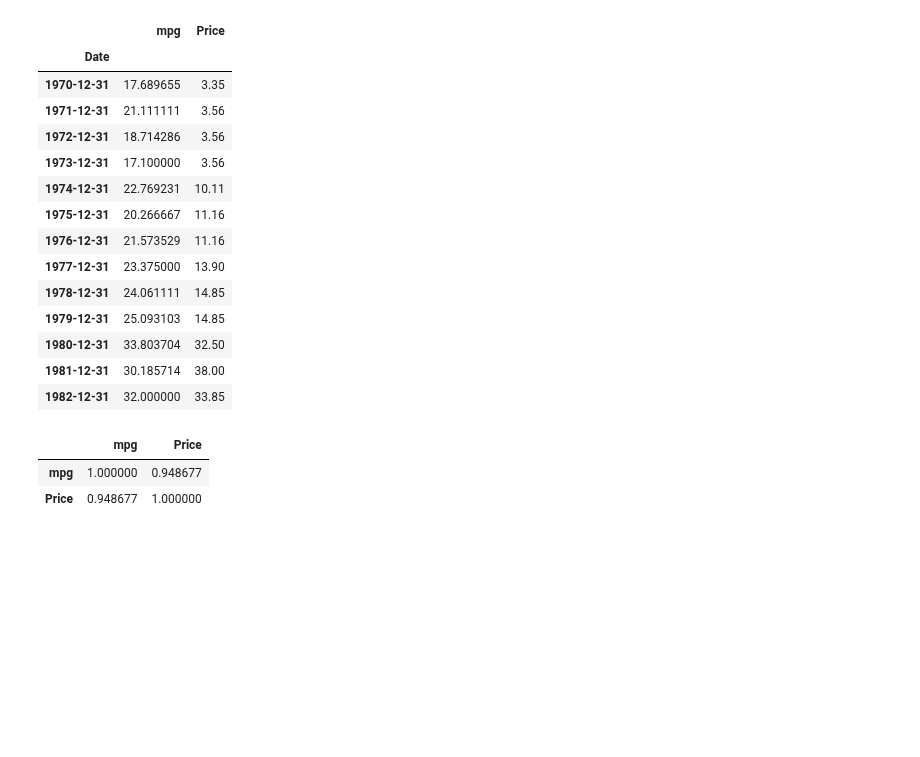
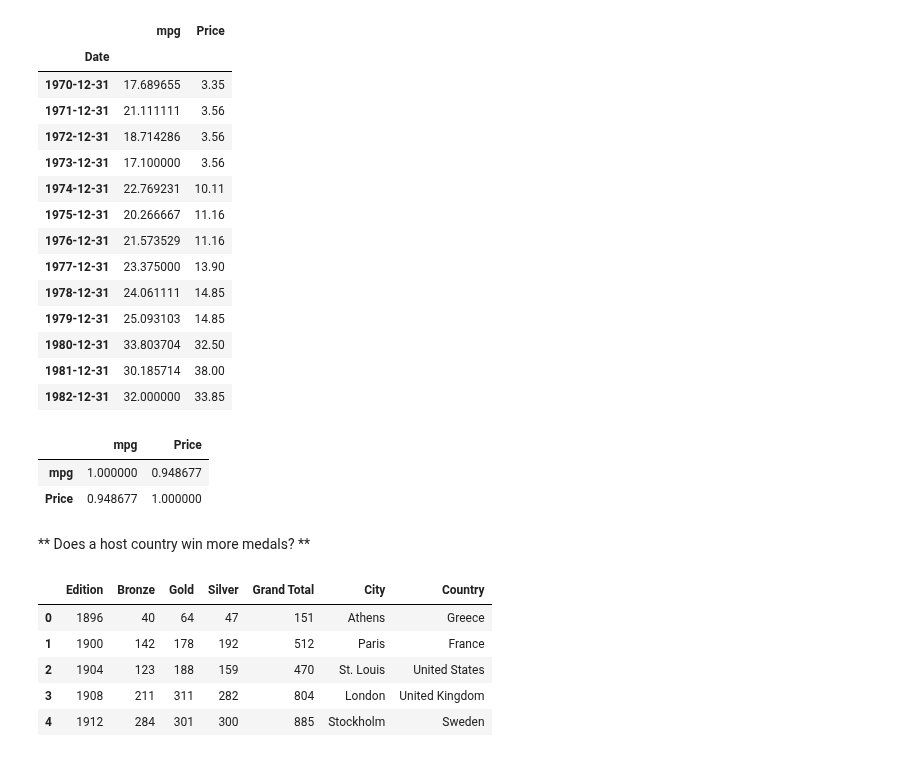
Before and after one commit to sushant2811/pythonAndStatsForDS, a Jupyter notebook: advancedPandas.ipynb, the cells around one changed output. Saved outputs shown, nothing was run; the diff lists cells and outputs as text; code cells hidden in the pictures; blank space fills up the shorter version.

```diff
--- a/advancedPandas.ipynb
+++ b/advancedPandas.ipynb
@@ -2894,3 +2894,16 @@ yearly.corr()
 |  | mpg | Price |
 | mpg | 1.000000 | 0.948677 |
 | Price | 0.948677 | 1.000000 |
+# %% [markdown]
+** Does a host country win more medals? **
+# %%
+editions = pd.read_csv('./datasets/Summer Olympic medals/Summer Olympic medalists 1896 to 2008 - EDITIONS.tsv', sep = '\t')
+# %%
+editions.head()
+# %% [output]
+|  | Edition | Bronze | Gold | Silver | Grand Total | City | Country |
+| 0 | 1896 | 40 | 64 | 47 | 151 | Athens | Greece |
+| 1 | 1900 | 142 | 178 | 192 | 512 | Paris | France |
+| 2 | 1904 | 123 | 188 | 159 | 470 | St. Louis | United States |
+| 3 | 1908 | 211 | 311 | 282 | 804 | London | United Kingdom |
+| 4 | 1912 | 284 | 301 | 300 | 885 | Stockholm | Sweden |
```
Also changed, not shown: parts of 14 cells of this notebook.
